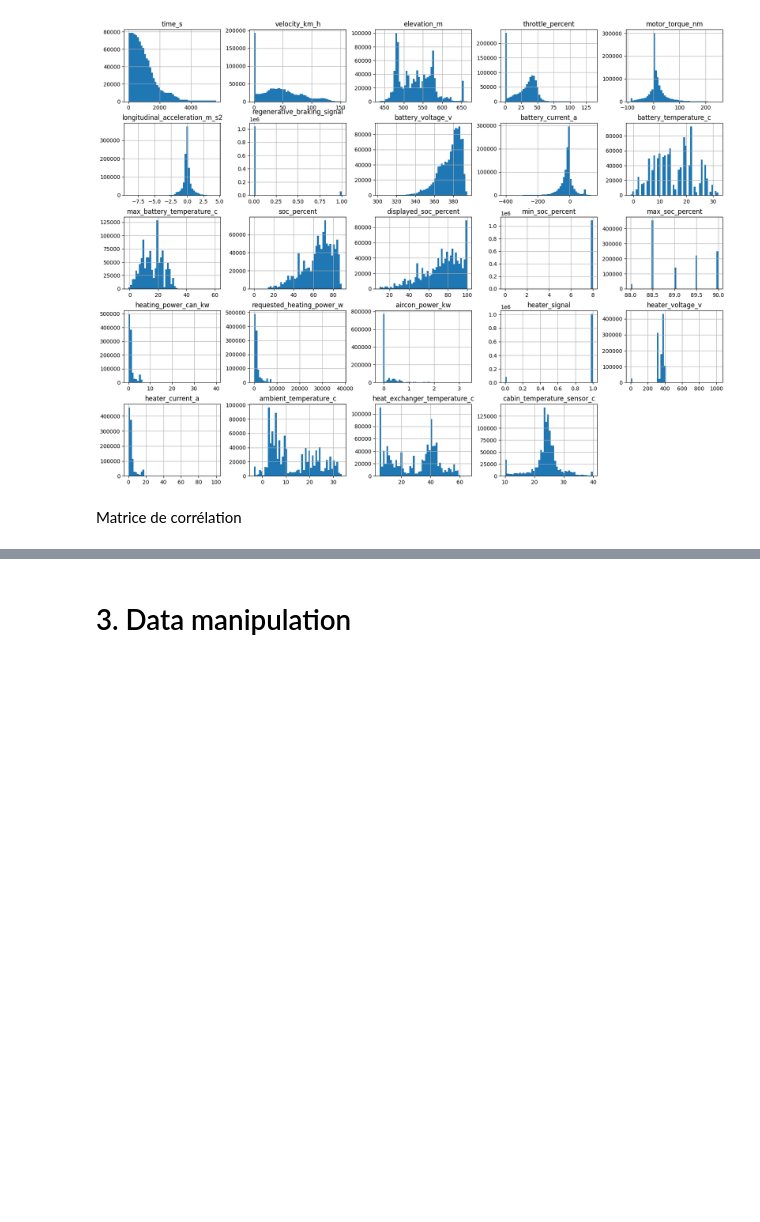
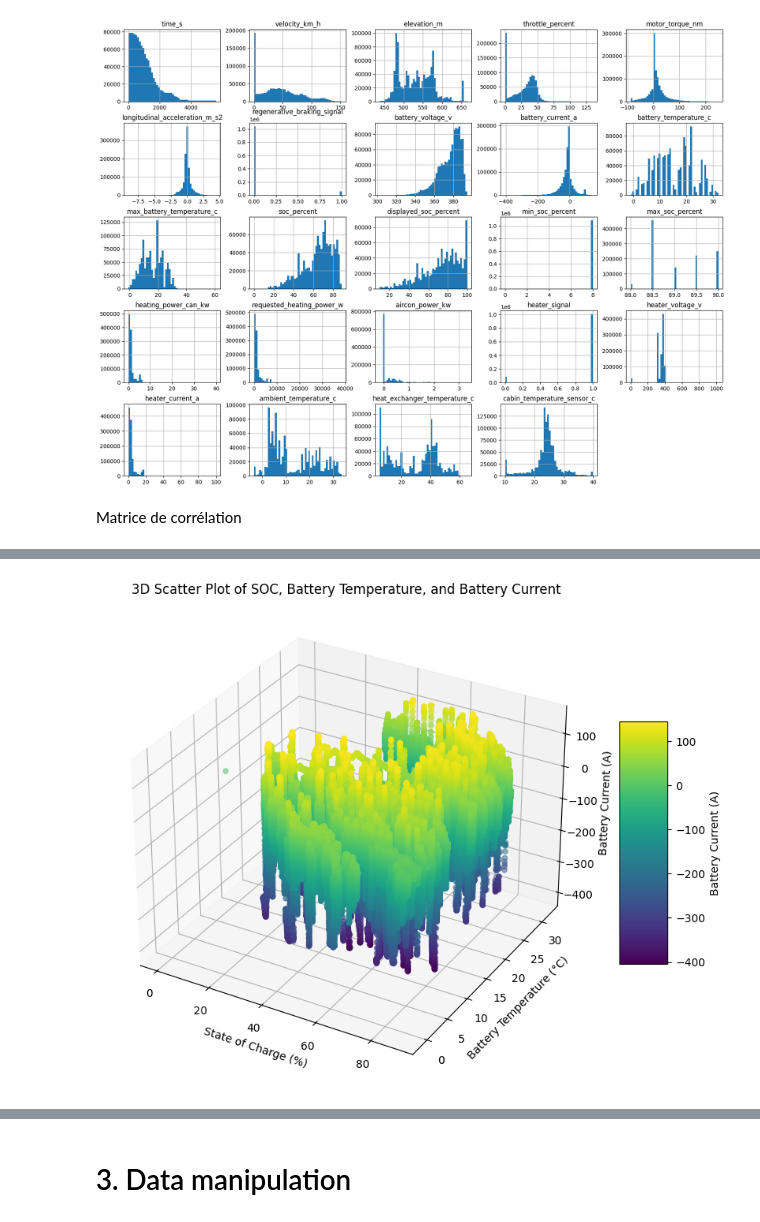
Before and after one commit to nathanboschi25/S4_DataViz_Project, a Jupyter notebook: Project.ipynb, the cells around one changed output, grey strips where cells are left out. Cells and saved outputs as stored; diff of their text form; code cells hidden in the pictures; blank space fills up the shorter version.

```diff
--- a/Project.ipynb
+++ b/Project.ipynb
@@ -321,0 +394,29 @@ plt.show()
+# %%
+# Création de la figure et de l'axe 3D
+fig = plt.figure(figsize=(10, 8))
+ax = fig.add_subplot(111, projection='3d')
+
+# Axes pour le graphique
+X = df['soc_percent']              # État de charge de la batterie en pourcentage
+Y = df['battery_temperature_c']    # Température de la batterie en °C
+Z = df['battery_current_a']        # Courant maximal de récupération en A
+
+# Tracer un scatter plot 3D
+scatter = ax.scatter(X, Y, Z, c=Z, cmap='viridis', marker='o')
+
+# Création de la colorbar
+cbar = fig.colorbar(scatter, shrink=0.5, aspect=5)
+cbar.set_label('Battery Current (A)')
+
+# Etiquettes des axes
+ax.set_xlabel('State of Charge (%)')
+ax.set_ylabel('Battery Temperature (°C)')
+ax.set_zlabel('Battery Current (A)')
+
+# Titre
+ax.set_title('3D Scatter Plot of SOC, Battery Temperature, and Battery Current')
+
+# Afficher le graphique
+plt.show()
+# %% [output]
+[figure, added]
```
Also changed, not shown: parts of 10 cells of this notebook.
